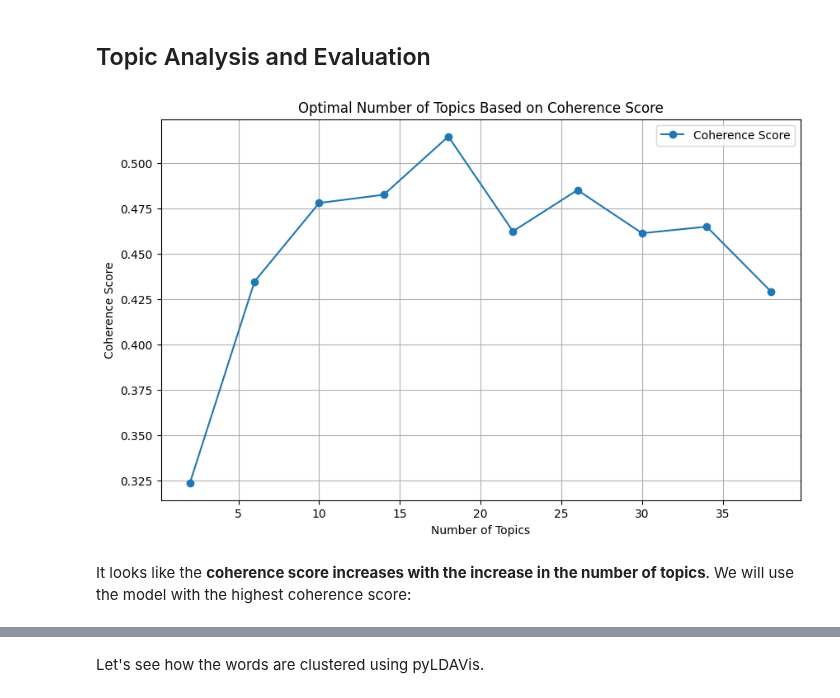
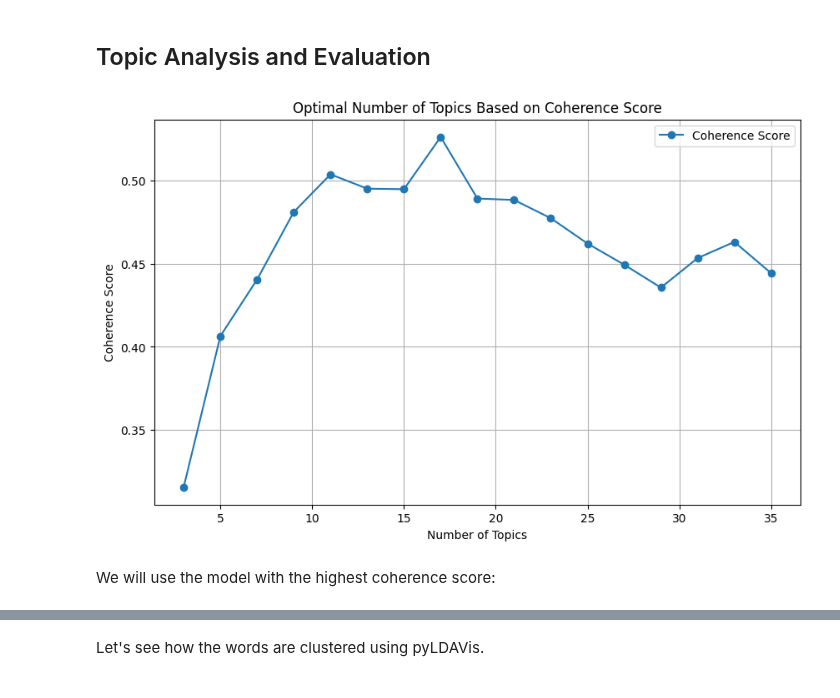
Before and after one commit to yildiramdsa/lda-topic-modeling, a Jupyter notebook: lda_topic_modeling.ipynb, the cells around one changed output, grey strips where cells are left out. Cells and saved outputs as stored; diff of their text form; code cells hidden in the pictures.

Commit message:
best_num_topics

```diff
--- a/lda_topic_modeling.ipynb
+++ b/lda_topic_modeling.ipynb
@@ -343,40 +343,40 @@ Topic 15: 0.084*"like" + 0.036*"cdnpoli" + 0.030*"back" + 0.026*"elxn44" + 0.024
 # %% [markdown]
 ## Topic Analysis and Evaluation
 # %%
-def compute_coherence_values(dictionary, corpus, texts, start=2, limit=40, step=4):
+def compute_coherence_values(dictionary, corpus, texts, start, limit, step):
     coherence_values = []
     model_list = []
     num_topics_list = range(start, limit + 1, step)
 
     for num_topics in num_topics_list:
         model = gensim.models.LdaModel(
             corpus=corpus, id2word=dictionary, num_topics=num_topics, passes=50,
             update_every=1, chunksize=200, alpha='auto', per_word_topics=False)
         model_list.append(model)
 
         coherence_model = CoherenceModel(model=model, texts=texts, dictionary=dictionary, coherence='c_v')
         coherence_values.append(coherence_model.get_coherence())
 
     return model_list, coherence_values, num_topics_list
 
 model_list, coherence_values, num_topics_list = compute_coherence_values(
     dictionary=id2word,
     corpus=corpus,
     texts=data['processed_tweet_text'],
-    start=2,
-    limit=40,
-    step=4
+    start=3,
+    limit=35,
+    step=2
 )
 
 plt.figure(figsize=(10, 6))
 plt.plot(num_topics_list, coherence_values, marker='o', linestyle='-')
 plt.xlabel("Number of Topics")
 plt.ylabel("Coherence Score")
 plt.title("Optimal Number of Topics Based on Coherence Score")
 plt.legend(["Coherence Score"], loc='best')
 plt.grid(True);
 # %% [output]
-[figure, old version]
+[figure, new version]
 # %% [markdown]
-It looks like the **coherence score increases with the increase in the number of topics**. We will use the model with the highest coherence score:
+We will use the model with the highest coherence score:
 # %%
```
Also changed, not shown: parts of 4 cells of this notebook.
